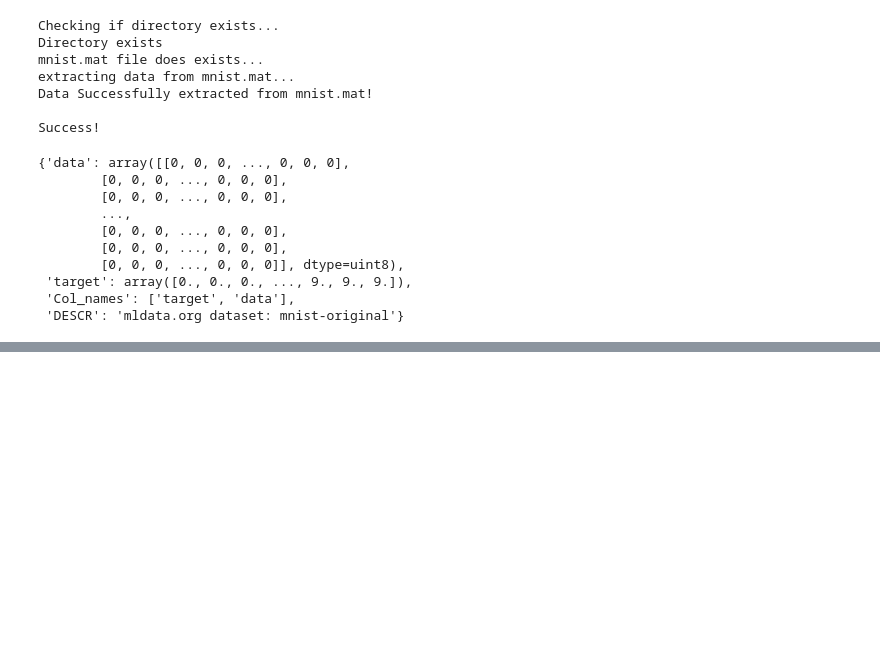
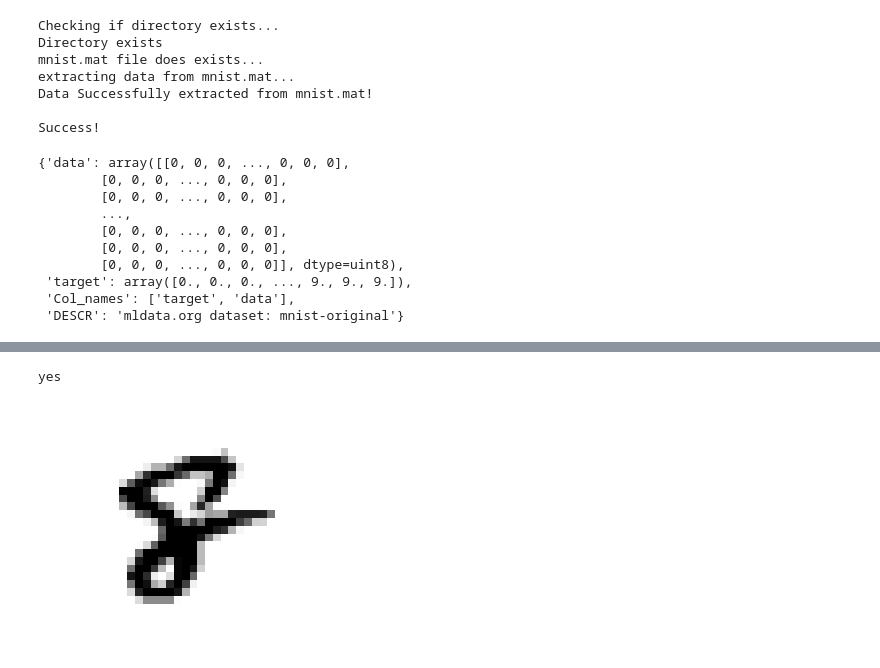
Before and after one commit to Daniel-Wilcox/ADA-874-2019, a Jupyter notebook: Chap5_D_Wilcox.ipynb, the cells around one changed output, grey strips where cells are left out. Cells and saved outputs as stored; diff of their text form; code cells hidden in the pictures; blank space fills up the shorter version.

```diff
--- a/Chap5_D_Wilcox.ipynb
+++ b/Chap5_D_Wilcox.ipynb
@@ -513,0 +390,53 @@ Success!
+# %%
+#Scale Data
+X_train_scale = scale.fit_transform((X_train.astype(np.float32)))
+X_test_scale = scale.fit_transform((X_test.astype(np.float32)))
+# %%
+#Linear SVM Classifier  (Scaled)
+if pickle_exist("lin_clf_mnist_sc") and load_pickle:
+    lin_clf_mnist_sc = load_pickle("lin_clf_mnist_sc")
+else:
+    lin_clf_mnist_sc = LinearSVC(random_state=42)
+    lin_clf_mnist_sc.fit(X_train_scale, y_train)
+    save_pickle("lin_clf_mnist_sc", lin_clf_mnist_sc)
+
+y_pred_lin_sc = lin_clf_mnist_sc.predict(X_train_scale)
+acc_2 = accuracy_score(y_train, y_pred_lin_sc)
+
+notify("Python: Chapter 5", "y_pred_lin_sc is complete")
+
+print("Accuracy score of scaled linear SVC: {}%".format(acc_1*100))
+# %%
+#One-Vs-One Classifier
+if pickle_exist("ovo_clf") and load_pickle:
+    ovo_clf = load_pickle("ovo_clf")
+else:
+    ovo_clf = OneVsOneClassifier(SGDClassifier(random_state=42))
+    ovo_clf.fit(X_train, y_train)
+    save_pickle("ovo_clf", ovo_clf)
+
+notify("Python: Chapter 5", "ovo_clf is complete")
+
+#how many classifiers were made during the OvO case? N(N-1)/2
+print("There are a total of {} classifiers made.\n".format(len(ovo_clf.estimators_)))
+# %%
+if (X_train == X_train_scale).all:
+    print("yes")
+else:
+    print("no")
+# %% [output]
+yes
+# %%
+def plot_digits(X):
+    rand_digit = X
+    rand_digit_img = rand_digit.reshape(28, 28)
+    plt.imshow(rand_digit_img, cmap = matplotlib.cm.binary,
+           interpolation="nearest")
+
+    plt.axis("off")
+    plt.show()
+# %%
+ind = 1000
+plot_digits(X_train[ind])
+# %% [output]
+[figure, added]
```
Also changed, not shown: parts of 33 cells of this notebook, 5 other files.
